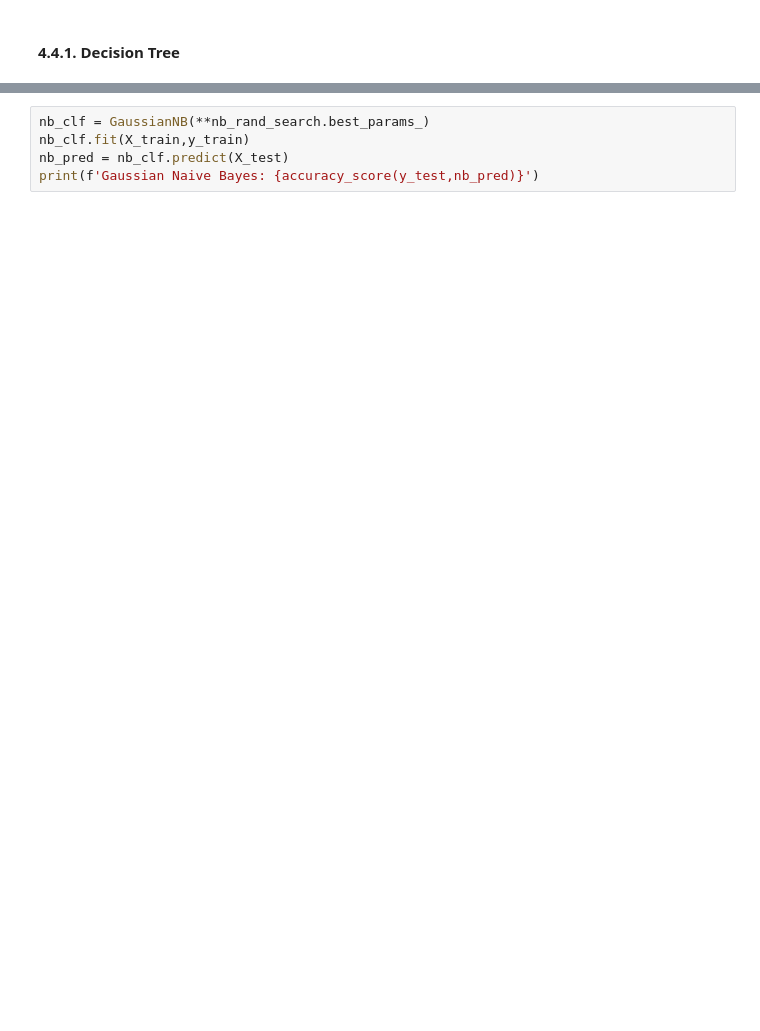
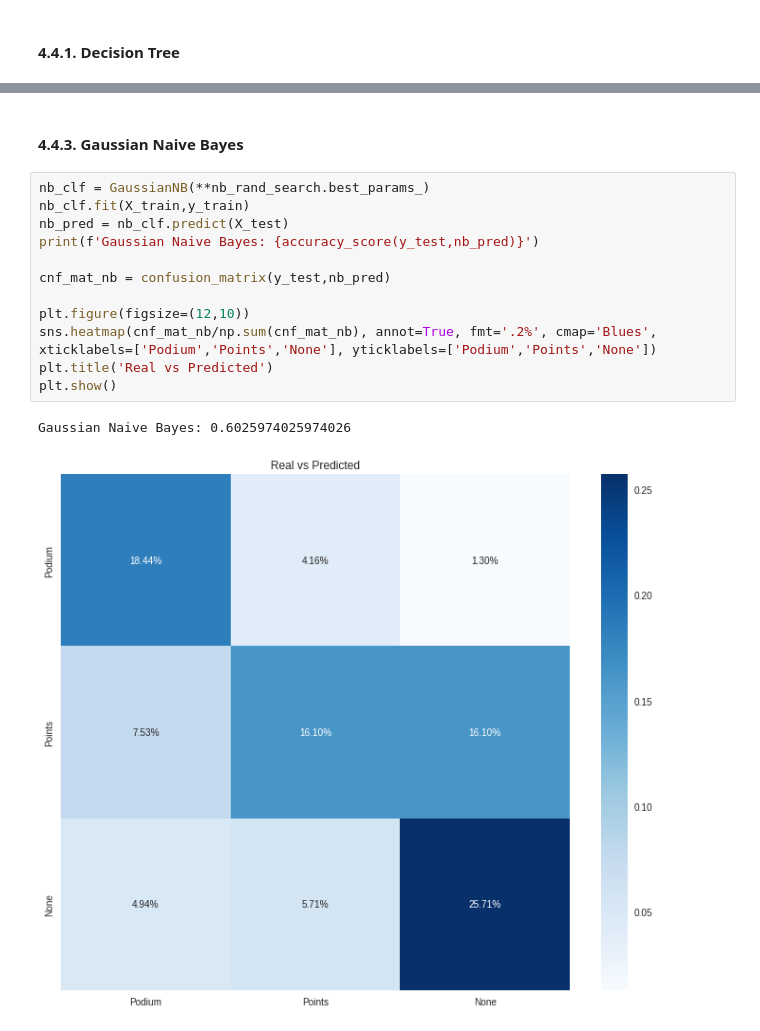
Before and after one commit to joaofavoretti/formula-1-result-predict, a Jupyter notebook: f1.ipynb, the cells around one changed output, grey strips where cells are left out. Saved outputs shown, nothing was run; the diff lists cells and outputs as text; blank space fills up the shorter version.

```diff
--- a/f1.ipynb
+++ b/f1.ipynb
@@ -562,5 +563,17 @@ print(f'MLP Accuracy: {accuracy_score(y_test,mlp_pred)}')
+# %% [markdown]
+#### 4.4.3. Gaussian Naive Bayes
 # %%
 nb_clf = GaussianNB(**nb_rand_search.best_params_)
 nb_clf.fit(X_train,y_train)
 nb_pred = nb_clf.predict(X_test)
 print(f'Gaussian Naive Bayes: {accuracy_score(y_test,nb_pred)}')
+
+cnf_mat_nb = confusion_matrix(y_test,nb_pred)
+
+plt.figure(figsize=(12,10))
+sns.heatmap(cnf_mat_nb/np.sum(cnf_mat_nb), annot=True, fmt='.2%', cmap='Blues', xticklabels=['Podium','Points','None'], yticklabels=['Podium','Points','None'])
+plt.title('Real vs Predicted')
+plt.show()
+# %% [output]
+Gaussian Naive Bayes: 0.6025974025974026
+[figure, added]
```
Also changed, not shown: parts of 19 cells of this notebook.
